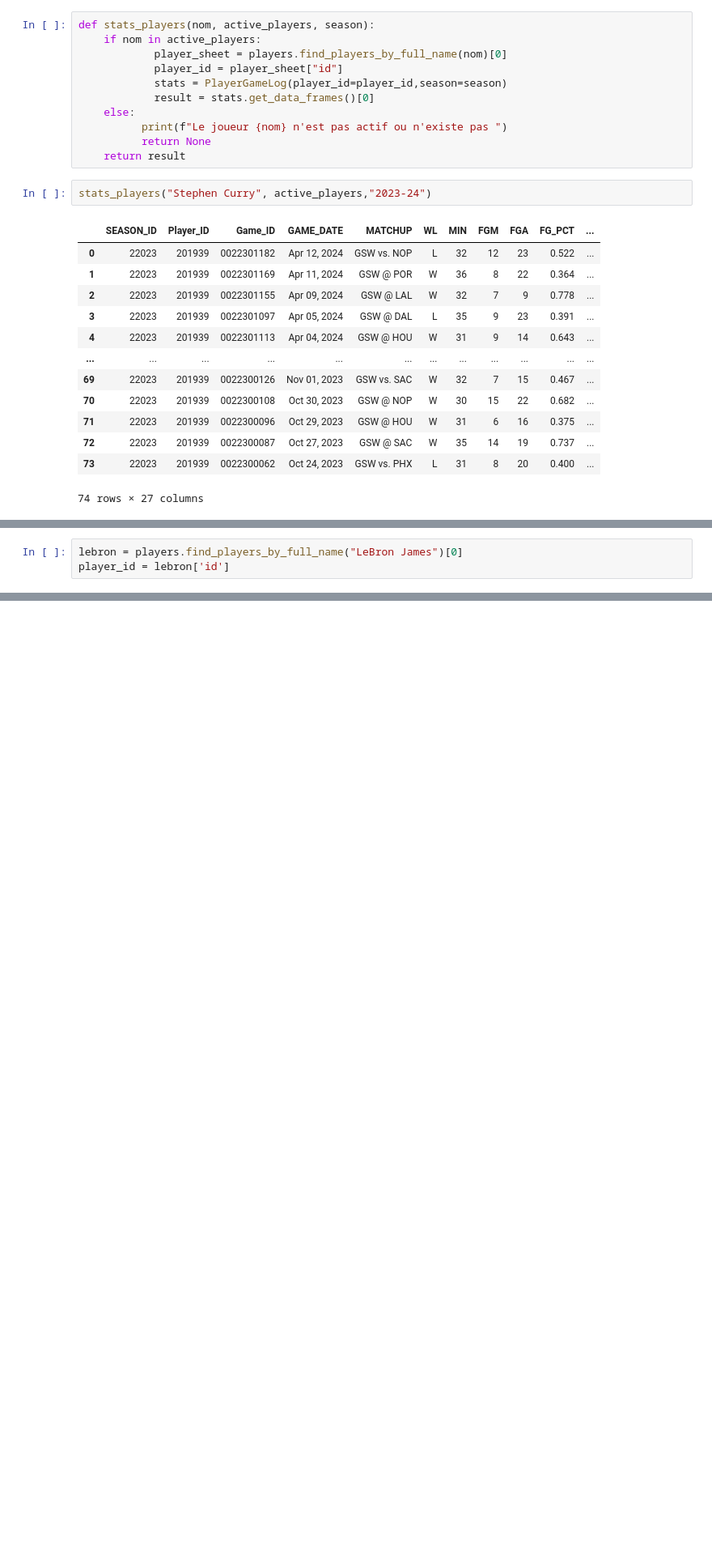
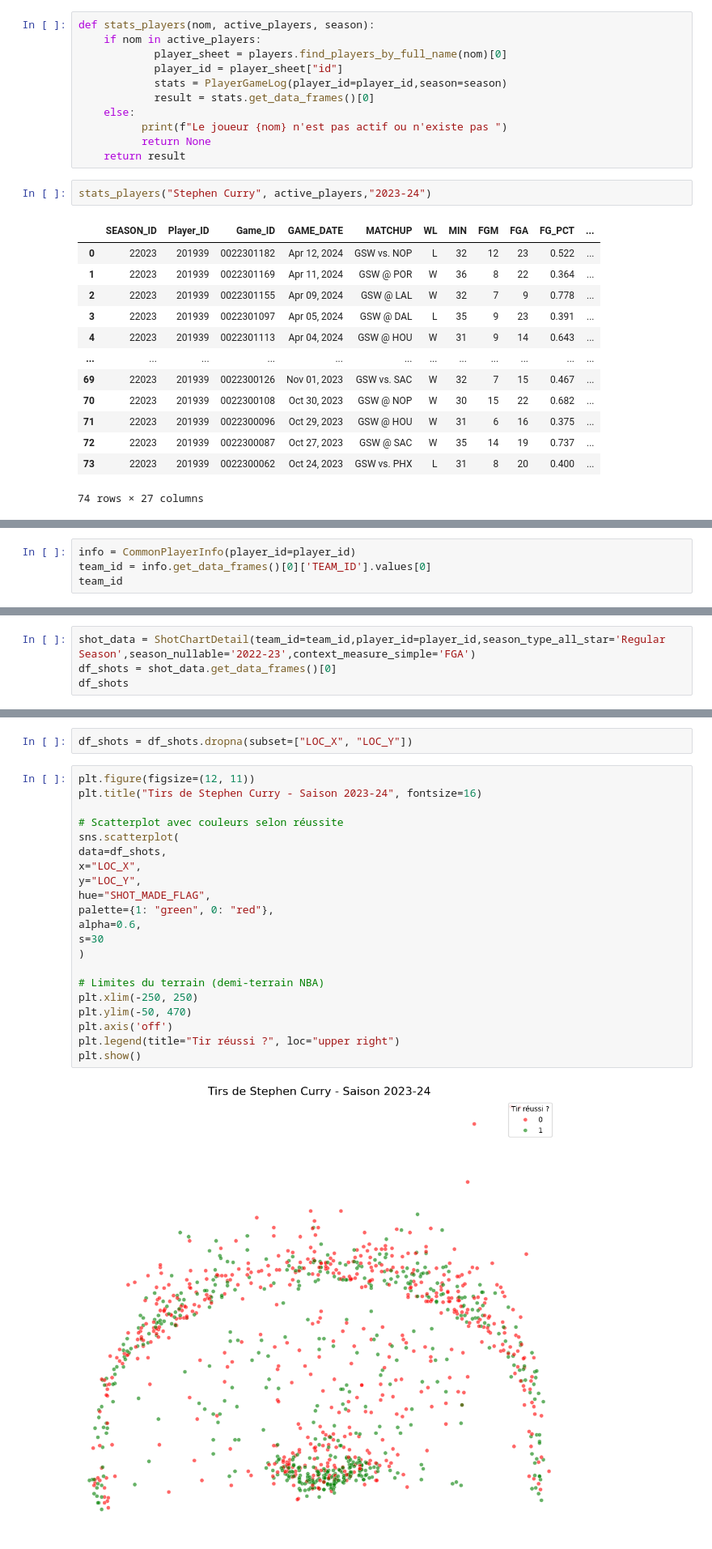
Before and after one commit to RomainSiette2/nba_stats_project, a Jupyter notebook: notebooks/test_API.ipynb, the cells around one changed output, grey strips where cells are left out. Shown at 81% size. Drawn from its saved outputs; the diff is of its cells as text; blank space fills up the shorter version.

Commit message:
début projet test de la heatmap des shoots

```diff
--- a/notebooks/test_API.ipynb
+++ b/notebooks/test_API.ipynb
@@ -88,3 +74,0 @@ oui.get_data_frames()[0]
-# %%
-lebron = players.find_players_by_full_name("LeBron James")[0]
-player_id = lebron['id']
@@ -151,0 +75,4 @@ plt.show()
+# %%
+info = CommonPlayerInfo(player_id=player_id)
+team_id = info.get_data_frames()[0]['TEAM_ID'].values[0]
+team_id
@@ -151,0 +101,4 @@ plt.show()
+# %%
+shot_data = ShotChartDetail(team_id=team_id,player_id=player_id,season_type_all_star='Regular Season',season_nullable='2022-23',context_measure_simple='FGA')
+df_shots = shot_data.get_data_frames()[0]
+df_shots
@@ -151,0 +158,25 @@ plt.show()
+# %%
+df_shots = df_shots.dropna(subset=["LOC_X", "LOC_Y"])
+# %%
+plt.figure(figsize=(12, 11))
+plt.title("Tirs de Stephen Curry - Saison 2023-24", fontsize=16)
+
+# Scatterplot avec couleurs selon réussite
+sns.scatterplot(
+data=df_shots,
+x="LOC_X",
+y="LOC_Y",
+hue="SHOT_MADE_FLAG",
+palette={1: "green", 0: "red"},
+alpha=0.6,
+s=30
+)
+
+# Limites du terrain (demi-terrain NBA)
+plt.xlim(-250, 250)
+plt.ylim(-50, 470)
+plt.axis('off')
+plt.legend(title="Tir réussi ?", loc="upper right")
+plt.show()
+# %% [output]
+[figure, added]
```
Also changed, not shown: parts of 17 cells of this notebook, 2 other files.
